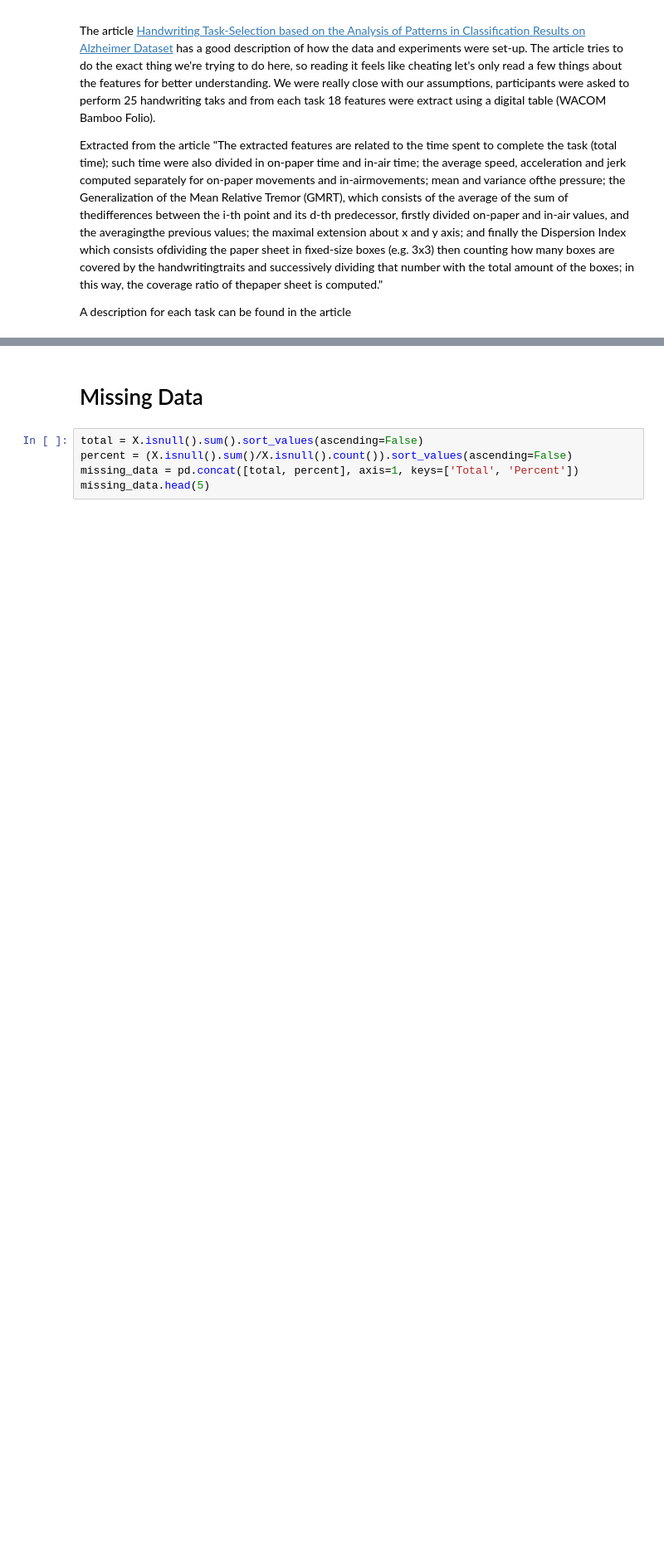
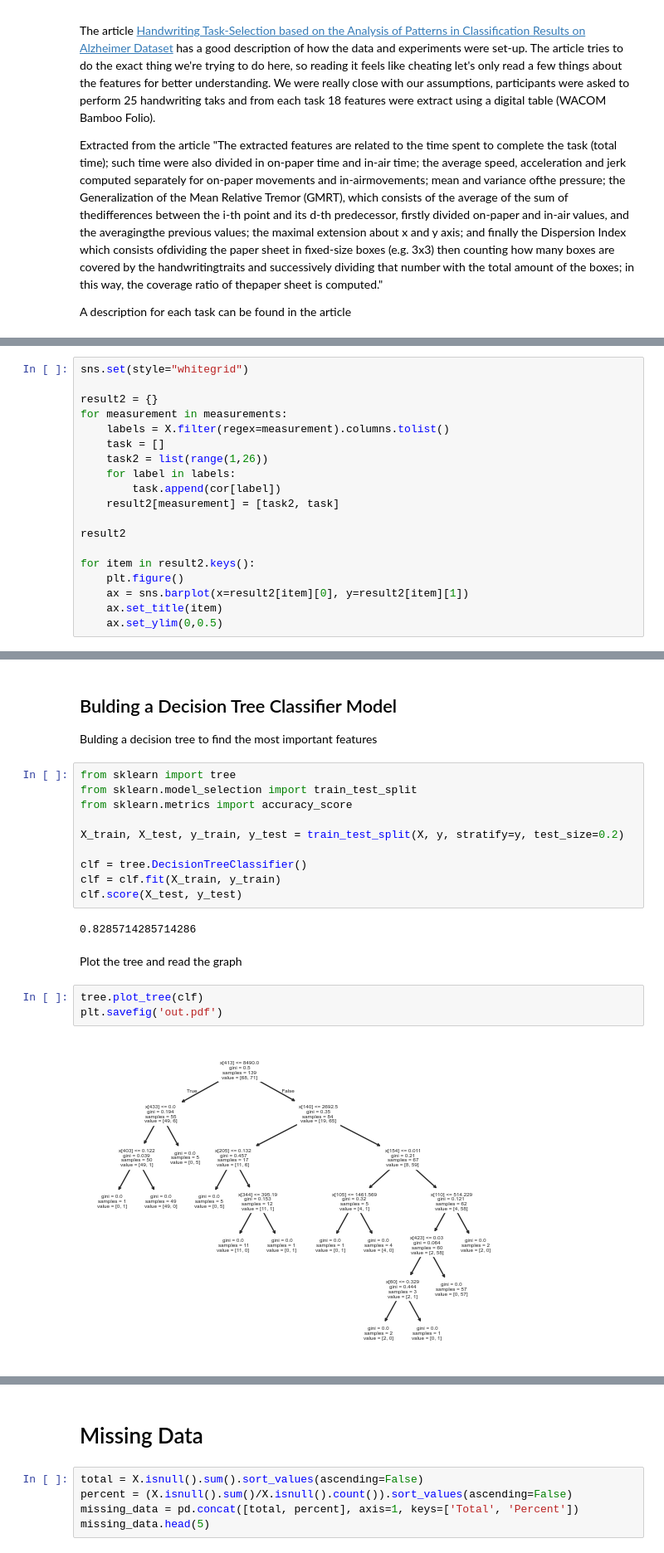
Before and after one commit to EduardoHalmen/darwin, a Jupyter notebook: main.ipynb, the cells around one changed output, grey strips where cells are left out. Shown: that part at 83% size. Saved outputs shown, nothing was run; the diff lists cells and outputs as text; blank space fills up the shorter version.

```diff
--- a/main.ipynb
+++ b/main.ipynb
@@ -143,0 +285,19 @@ X.head()
+# %%
+sns.set(style="whitegrid")
+
+result2 = {}
+for measurement in measurements:
+    labels = X.filter(regex=measurement).columns.tolist()
+    task = []
+    task2 = list(range(1,26))
+    for label in labels:
+        task.append(cor[label])
+    result2[measurement] = [task2, task]
+
+result2
+
+for item in result2.keys():
+    plt.figure()
+    ax = sns.barplot(x=result2[item][0], y=result2[item][1])
+    ax.set_title(item)
+    ax.set_ylim(0,0.5)
@@ -143,0 +368,23 @@ X.head()
+# %% [markdown]
+## Bulding a Decision Tree Classifier Model
+
+Bulding a decision tree to find the most important features
+# %%
+from sklearn import tree
+from sklearn.model_selection import train_test_split
+from sklearn.metrics import accuracy_score
+
+X_train, X_test, y_train, y_test = train_test_split(X, y, stratify=y, test_size=0.2)
+
+clf = tree.DecisionTreeClassifier()
+clf = clf.fit(X_train, y_train)
+clf.score(X_test, y_test)
+# %% [output]
+0.8285714285714286
+# %% [markdown]
+Plot the tree and read the graph
+# %%
+tree.plot_tree(clf)
+plt.savefig('out.pdf')
+# %% [output]
+[figure, added]
```
Also changed, not shown: parts of 22 cells of this notebook, 1 other file.
